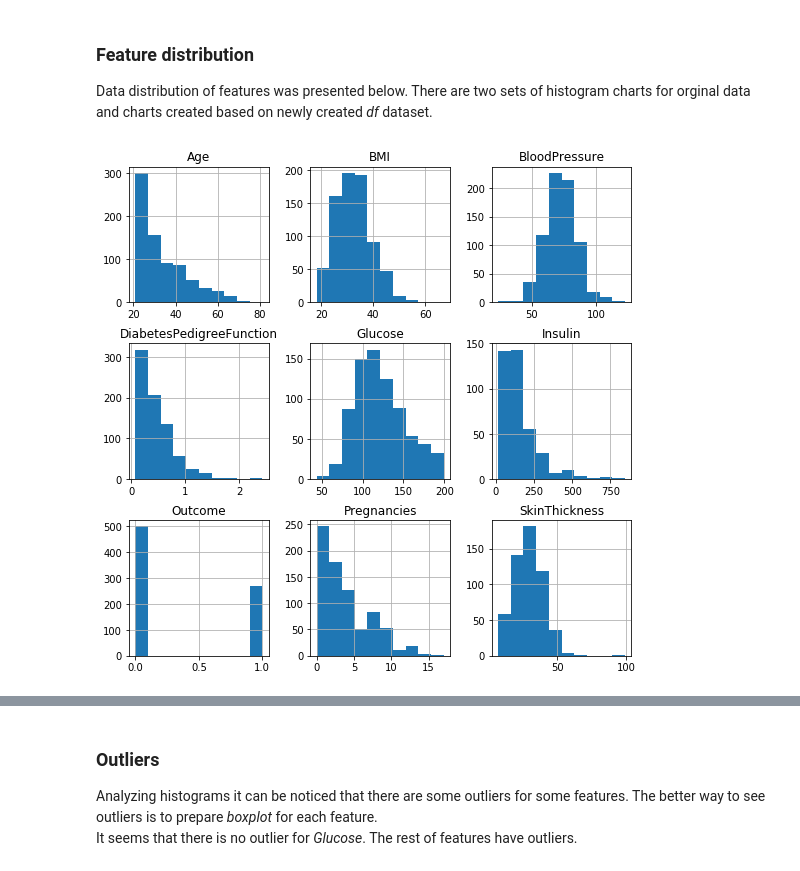
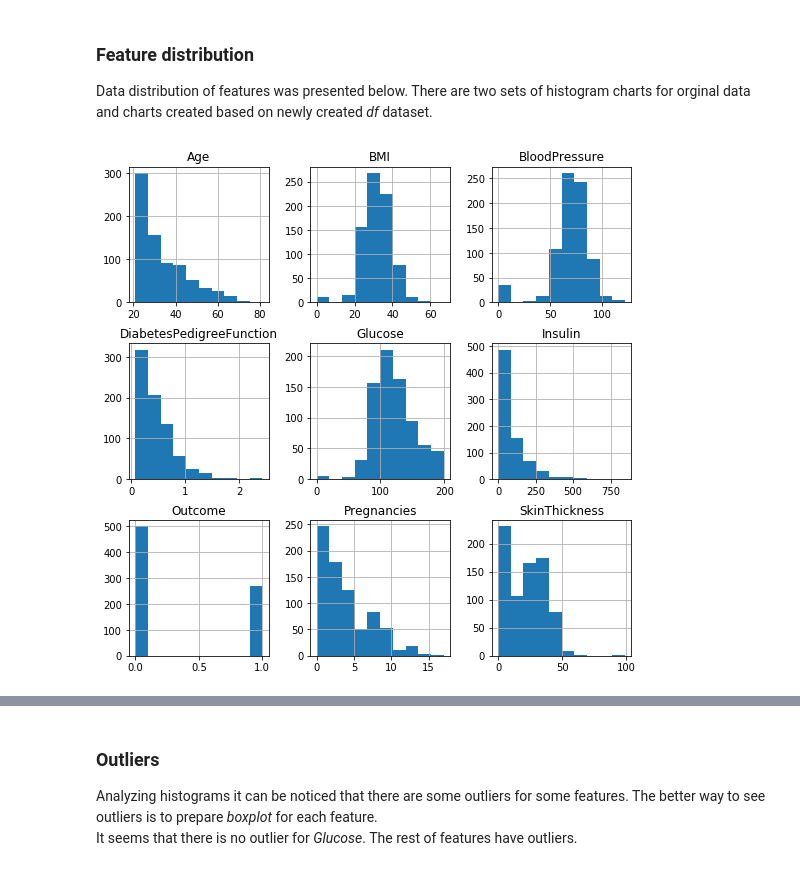
Before and after one commit to zuz201/Diabetes, a Jupyter notebook: notebooks/data_preprocessing.ipynb, the cells around one changed output, grey strips where cells are left out. Cells and saved outputs as stored; diff of their text form; code cells hidden in the pictures.

Commit message:
Changes images, preprocessing and README files

```diff
--- a/notebooks/data_preprocessing.ipynb
+++ b/notebooks/data_preprocessing.ipynb
@@ -130,6 +131,7 @@ There are some methods to deal with missing values. They can be removed as enire
 
 It seems that the best solution in this case is to use some built-in methods to deal with missing values. There are some models which can be used but they require 'NaN' values. It is necessary to replace _zero_ values in *"Glucose", "BloodPressure", "SkinThickness", "Insulin", "BMI"* columns.
 # %%
+dataset_orginal = dataset.copy()
 columns_to_fill = ["Glucose", "BloodPressure", "SkinThickness", "Insulin", "BMI"]
 for c in columns_to_fill:
    dataset[c].replace(0.0, np.nan ,inplace=True)
@@ -198,10 +202,10 @@ dtype: int64
 ### Feature distribution
 Data distribution of features was presented below. There are two sets of histogram charts for orginal data and charts created based on newly created _df_ dataset.
 # %%
-dataset.hist(figsize=(9,9));
+dataset_orginal.hist(figsize=(9,9));
 plt.savefig("Histograms_orginal.jpg")
 # %% [output]
-[figure, old version]
+[figure, new version]
 # %%
 df.hist(figsize=(9,9), color = 'green');
 plt.savefig("Histograms_updated.jpg")
```
Also changed, not shown: parts of 8 cells of this notebook, 10 other files.
